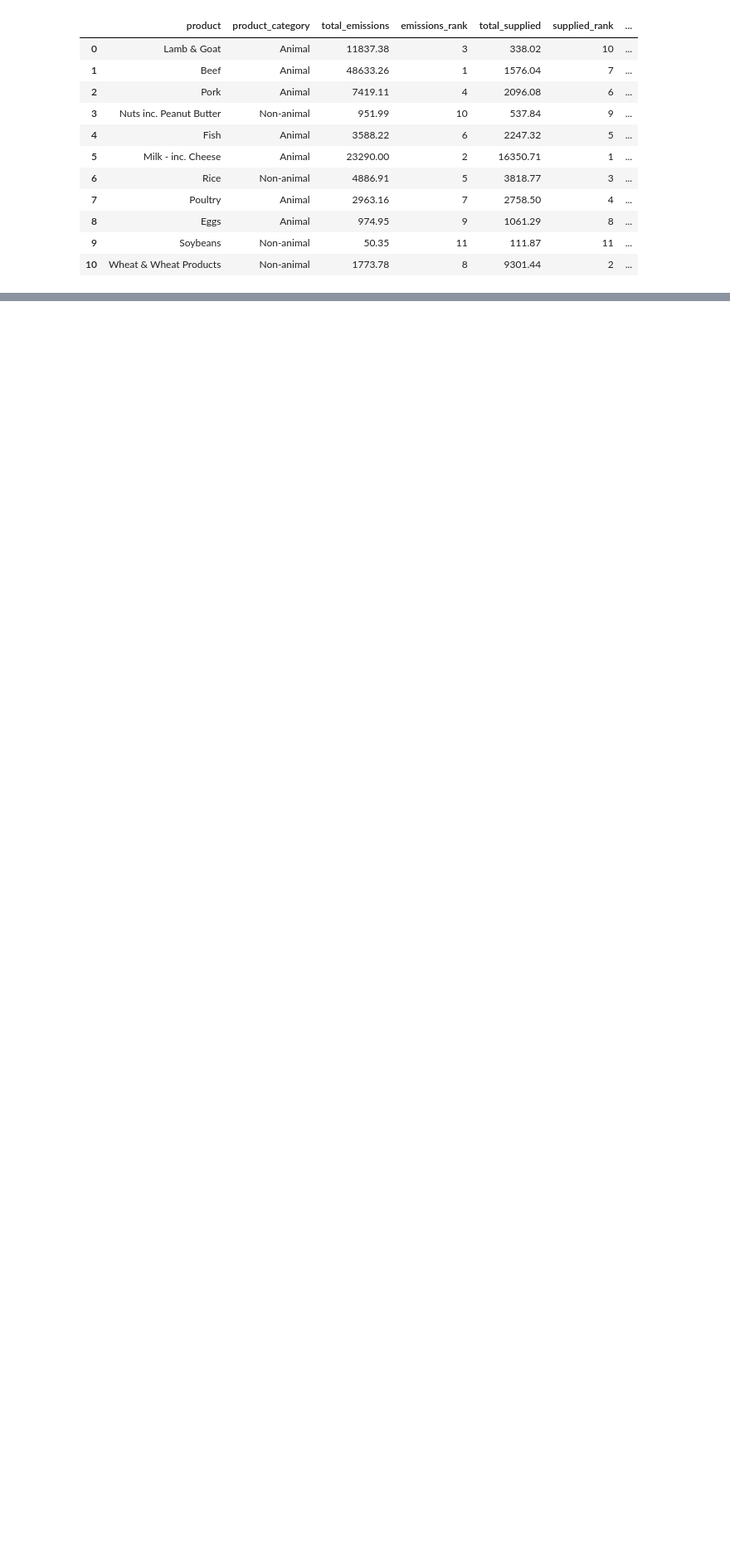
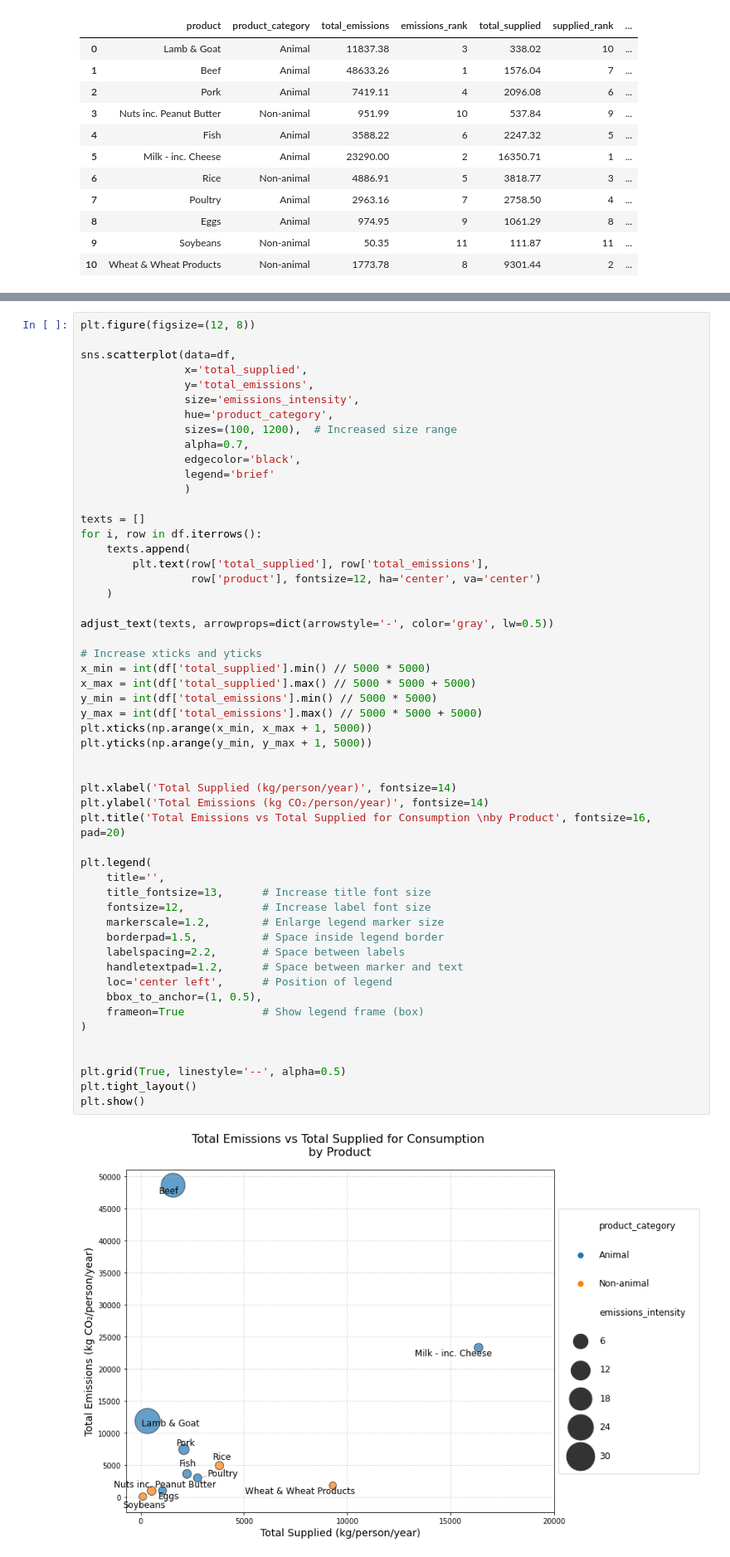
Before and after one commit to daniel-epm/food_carbon_fp, a Jupyter notebook: foodprint_analysis.ipynb, the cells around one changed output, grey strips where cells are left out. Shown: that part at 83% size. Saved outputs shown, nothing was run; the diff lists cells and outputs as text; blank space fills up the shorter version.

```diff
--- a/foodprint_analysis.ipynb
+++ b/foodprint_analysis.ipynb
@@ -471,3 +512,58 @@ FROM emissions JOIN supplied ON emissions.product = supplied.product ORDER BY em
+# %%
+plt.figure(figsize=(12, 8))
+
+sns.scatterplot(data=df,
+                x='total_supplied',
+                y='total_emissions',
+                size='emissions_intensity',
+                hue='product_category',
+                sizes=(100, 1200),  # Increased size range
+                alpha=0.7,
+                edgecolor='black',
+                legend='brief'
+                )
+
+texts = []
+for i, row in df.iterrows():
+    texts.append(
+        plt.text(row['total_supplied'], row['total_emissions'],
+                 row['product'], fontsize=12, ha='center', va='center')
+    )
+
+adjust_text(texts, arrowprops=dict(arrowstyle='-', color='gray', lw=0.5))
+
+# Increase xticks and yticks
+x_min = int(df['total_supplied'].min() // 5000 * 5000)
+x_max = int(df['total_supplied'].max() // 5000 * 5000 + 5000)
+y_min = int(df['total_emissions'].min() // 5000 * 5000)
+y_max = int(df['total_emissions'].max() // 5000 * 5000 + 5000)
+plt.xticks(np.arange(x_min, x_max + 1, 5000))
+plt.yticks(np.arange(y_min, y_max + 1, 5000))
+
+
+plt.xlabel('Total Supplied (kg/person/year)', fontsize=14)
+plt.ylabel('Total Emissions (kg CO₂/person/year)', fontsize=14)
+plt.title('Total Emissions vs Total Supplied for Consumption \nby Product', fontsize=16, pad=20)
+
+plt.legend(
+    title='',
+    title_fontsize=13,      # Increase title font size
+    fontsize=12,            # Increase label font size
+    markerscale=1.2,        # Enlarge legend marker size
+    borderpad=1.5,          # Space inside legend border
+    labelspacing=2.2,       # Space between labels
+    handletextpad=1.2,      # Space between marker and text
+    loc='center left',      # Position of legend
+    bbox_to_anchor=(1, 0.5),
+    frameon=True            # Show legend frame (box)
+)
+
+
+plt.grid(True, linestyle='--', alpha=0.5)
+plt.tight_layout()
+plt.show()
+# %% [output]
+[figure, added]
 # %% [markdown]
 This means for each kilogram of a product consumed, how many kilograms of CO₂ are emitted in its production or supply chain. It's a direct measure of carbon intensity per unit of food — highly useful for sustainability and diet impact analysis.
 Complement the analysis with a table with the following fields:
```
Also changed, not shown: parts of 3 cells of this notebook.
